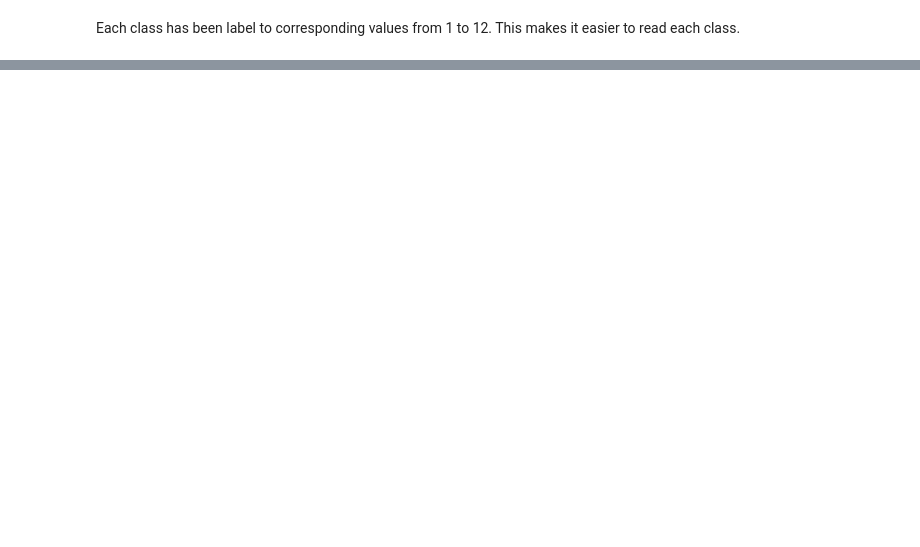
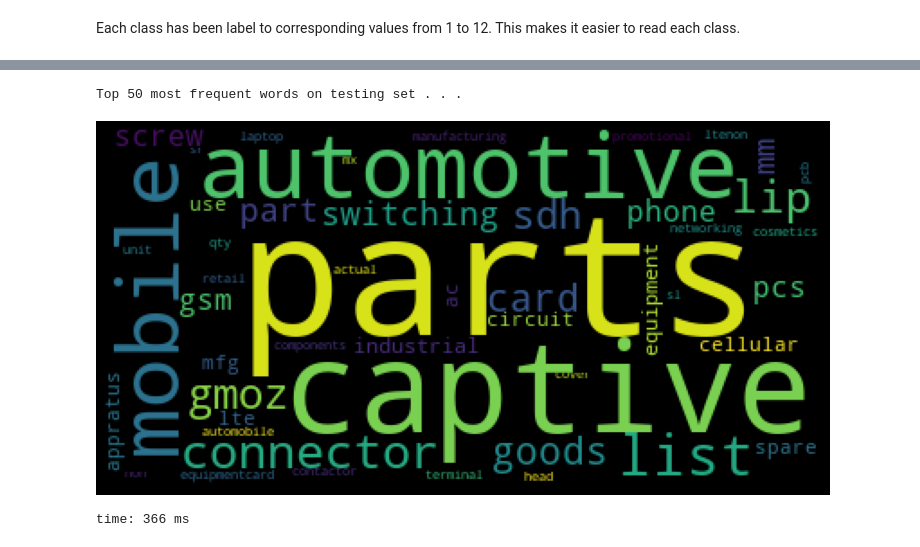
Before and after one commit to ashish-gh/multiclass_classfication_with_imbalanced_dataset, a Jupyter notebook: multiclass_classification_with_imbalanced_dataset.ipynb, the cells around one changed output, grey strips where cells are left out. Saved outputs shown, nothing was run; the diff lists cells and outputs as text; code cells hidden in the pictures; blank space fills up the shorter version.

Commit message:
clean data

```diff
--- a/multiclass_classification_with_imbalanced_dataset.ipynb
+++ b/multiclass_classification_with_imbalanced_dataset.ipynb
@@ -310,0 +399,6 @@ Each class has been label to corresponding values from 1 to 12. This makes it ea
+# %%
+# Cleaning test_set.csv dataset
+
+print("Cleaning testing dataset . . . \n")
+test  = clean_dataset(test)
+print("\nLength of testing set:", len(test))
@@ -310,0 +425,6 @@ Each class has been label to corresponding values from 1 to 12. This makes it ea
+# %%
+# Most frequent words on training set
+text_frequency_train_before_lemmatize = pd.Series(''.join(train['text']).split()).value_counts()[:50]
+
+# Most frequent words on testing set
+text_frequency_test_before_lemmatize = pd.Series(''.join(test['text']).split()).value_counts()[:50]
@@ -310,0 +435,23 @@ Each class has been label to corresponding values from 1 to 12. This makes it ea
+# %%
+# counting the frequency of each word
+
+def word_frequency(text_frequency, text):
+  """
+  Counts the repeatation of each word in the given string.
+
+  INPUTS:
+  text_frequency : Series: Most frequent words from training set.
+  text : String : Description about word cloud
+
+  OUTPUTS:
+  """
+
+  print(text)
+
+  # plotting word frequency
+  wc = WordCloud().generate_from_frequencies(text_frequency)
+  plt.figure(figsize=(10,8), facecolor='k')
+  plt.imshow(wc)
+  plt.axis('off')
+  plt.tight_layout(pad=0)
+  plt.show()
@@ -310,0 +466,6 @@ Each class has been label to corresponding values from 1 to 12. This makes it ea
+# %%
+word_frequency(text_frequency_test_before_lemmatize, "Top 50 most frequent words on testing set . . .")
+# %% [output]
+Top 50 most frequent words on testing set . . .
+[figure, added]
+time: 366 ms
```
Also changed, not shown: parts of 28 cells of this notebook.
